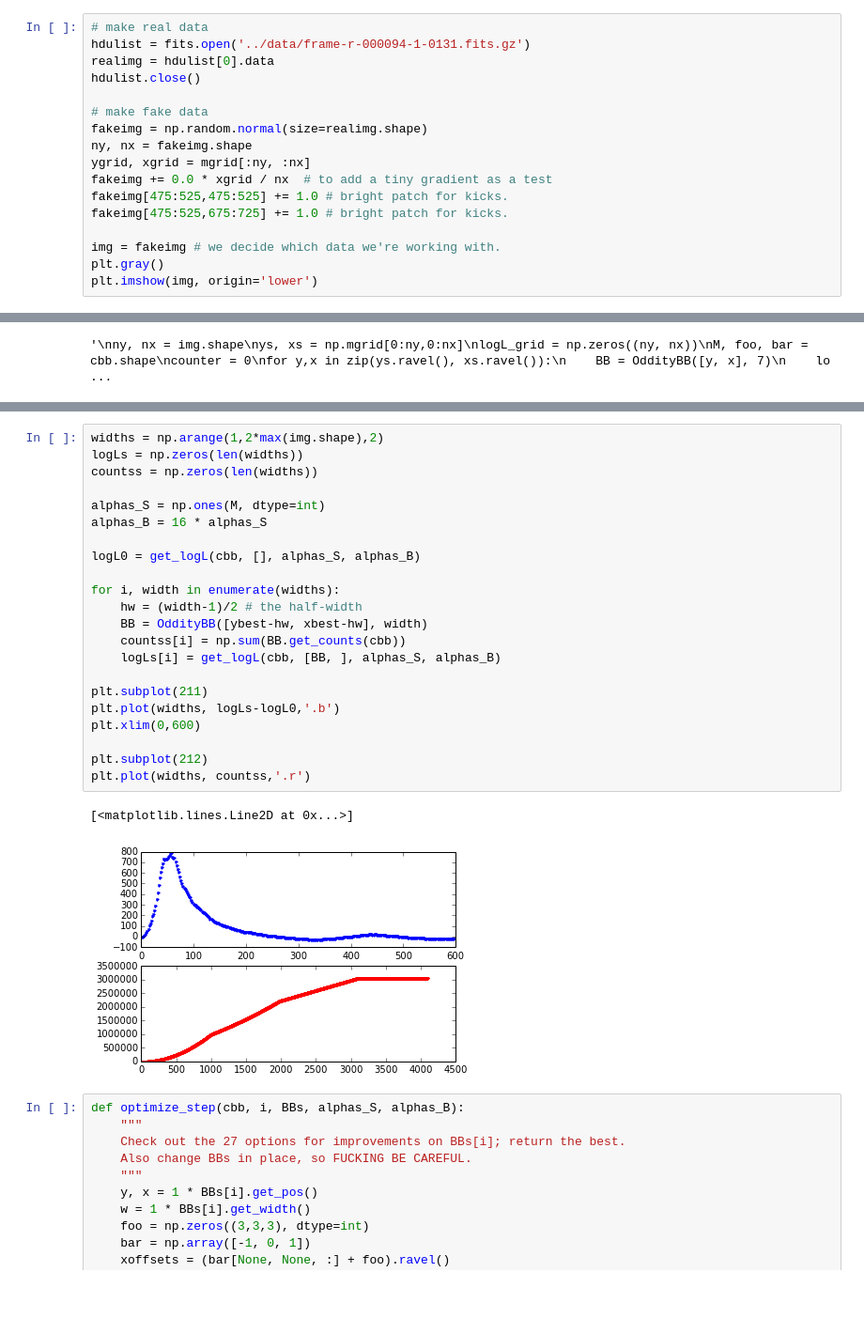
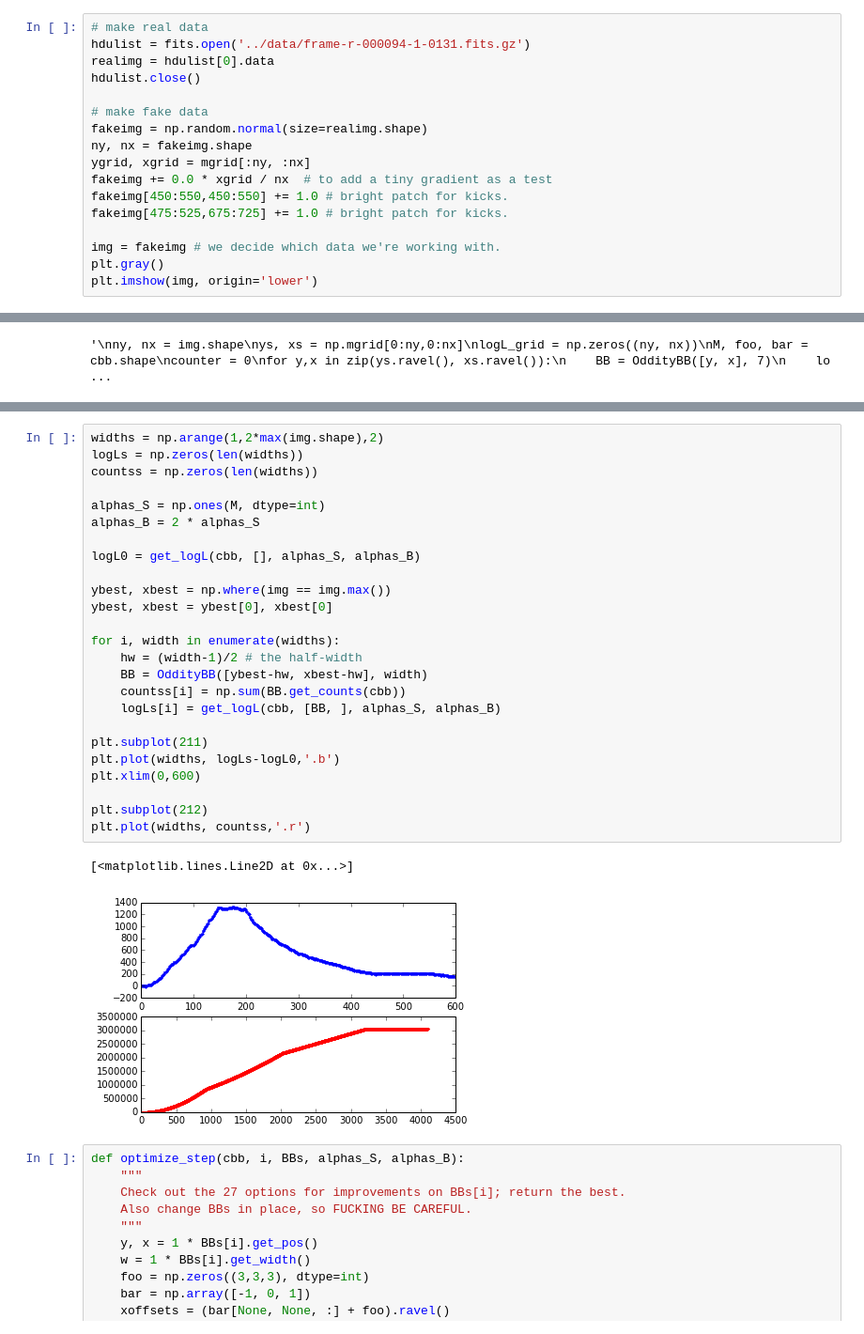
Before and after one commit to garibaldu/Oddity, a Jupyter notebook: code/squares.ipynb, the cells around one changed output, grey strips where cells are left out. Shown at 94% size. Drawn from its saved outputs; the diff is of its cells as text; blank space fills up the shorter version.

```diff
--- a/code/squares.ipynb
+++ b/code/squares.ipynb
@@ -79,7 +79,7 @@ fakeimg = np.random.normal(size=realimg.shape)
 ny, nx = fakeimg.shape
 ygrid, xgrid = mgrid[:ny, :nx]
 fakeimg += 0.0 * xgrid / nx  # to add a tiny gradient as a test
-fakeimg[475:525,475:525] += 1.0 # bright patch for kicks.
+fakeimg[450:550,450:550] += 1.0 # bright patch for kicks.
 fakeimg[475:525,675:725] += 1.0 # bright patch for kicks.
 
 img = fakeimg # we decide which data we're working with.
@@ -266,28 +225,31 @@ plt.colorbar()
 # %%
 widths = np.arange(1,2*max(img.shape),2)
 logLs = np.zeros(len(widths))
 countss = np.zeros(len(widths))
 
 alphas_S = np.ones(M, dtype=int)
-alphas_B = 16 * alphas_S
+alphas_B = 2 * alphas_S
 
 logL0 = get_logL(cbb, [], alphas_S, alphas_B)
+
+ybest, xbest = np.where(img == img.max())
+ybest, xbest = ybest[0], xbest[0]
 
 for i, width in enumerate(widths):
     hw = (width-1)/2 # the half-width
     BB = OddityBB([ybest-hw, xbest-hw], width)
     countss[i] = np.sum(BB.get_counts(cbb))
     logLs[i] = get_logL(cbb, [BB, ], alphas_S, alphas_B)
 
 plt.subplot(211)
 plt.plot(widths, logLs-logL0,'.b')
 plt.xlim(0,600)
 
 plt.subplot(212)
 plt.plot(widths, countss,'.r')
 # %% [output]
 [<matplotlib.lines.Line2D at 0x...>]
-[figure, old version]
+[figure, new version]
 # %%
 def optimize_step(cbb, i, BBs, alphas_S, alphas_B):
     """
```
Also changed, not shown: parts of 11 cells of this notebook.
